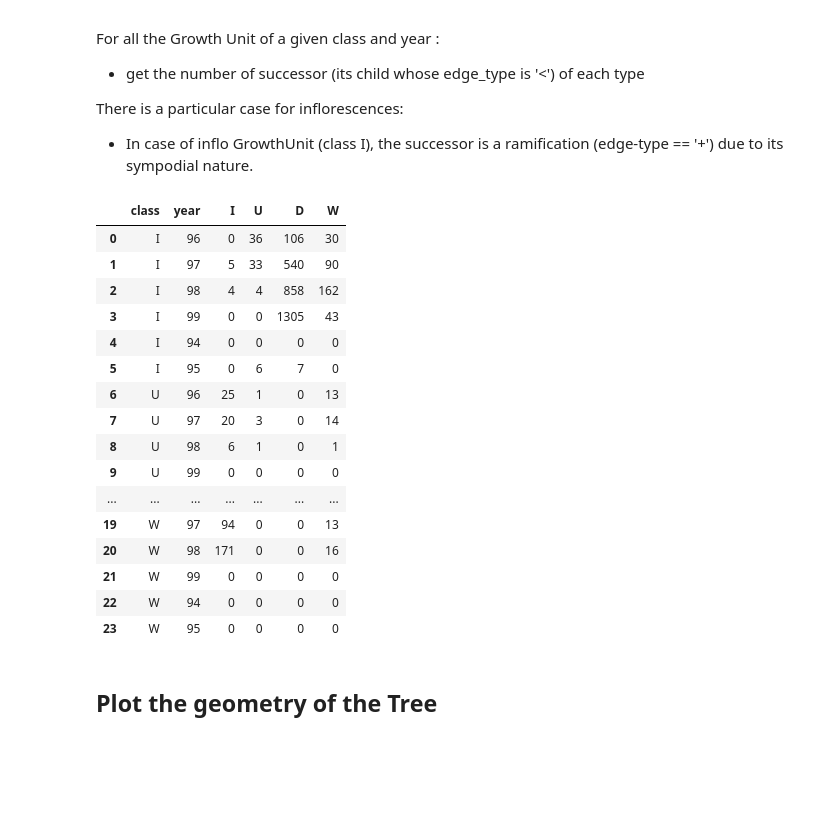
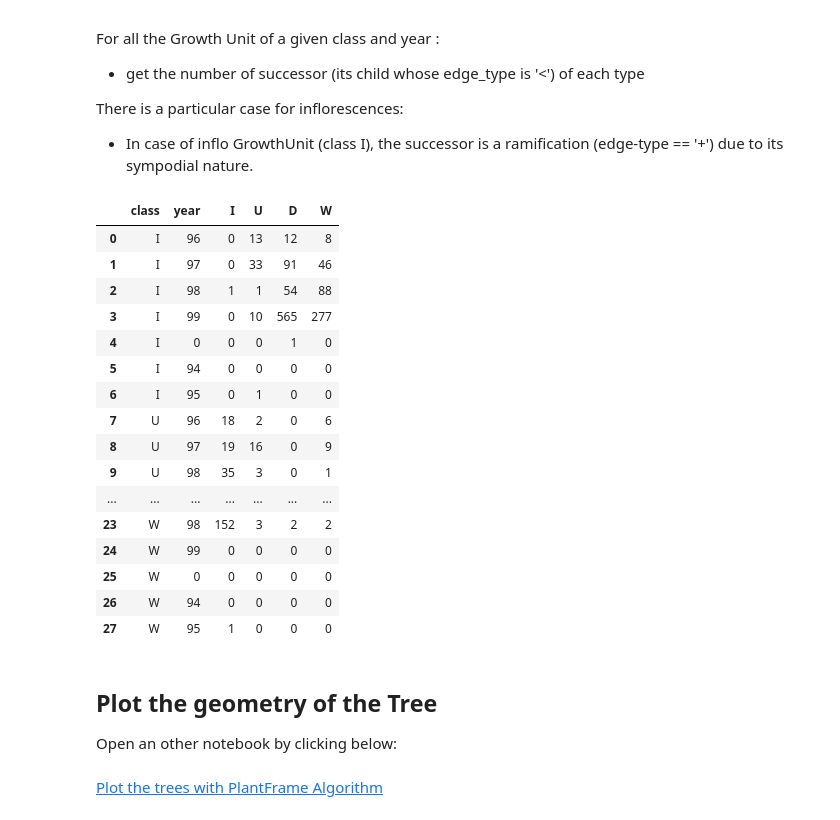
Before and after one commit to openalea-training/agreenium_training_2018, a Jupyter notebook: MTG_Analysis.ipynb, the cells around one changed output. Drawn from its saved outputs; the diff is of its cells as text; code cells hidden in the pictures; blank space fills up the shorter version.

```diff
--- a/MTG_Analysis.ipynb
+++ b/MTG_Analysis.ipynb
@@ -43,0 +37,11 @@ MTG : nb_vertices=22299, nb_scales=5
+# %%
+%matplotlib inline
+import pandas as pd
+
+from openalea.mtg import *
+gb = MTG(breaburn)
+g1 = MTG(fuji1)
+g2 = MTG(fuji2)
+
+g = gb
+print g
@@ -85,11 +91,11 @@ Fruit are not a modularity but we can encore specific attributes
 # %%
 # Select all the vertices of each classes
 
-classes = list(set(g.Class(vid) for vid in g.vertices() if g.Class(vid)))
+classes = list(set(g.class_name(vid) for vid in g.vertices() if g.class_name(vid)))
 print classes
 
 def vertices(g, class_name='P'):
-    return [vid for vid in g.vertices() if g.Class(vid)==class_name]
+    return [vid for vid in g.vertices() if g.class_name(vid)==class_name]
 
 vids_E = vertices(g, 'E')
 print 'Nb E', len(vids_E)
@@ -135,14 +141,12 @@ E1
 - the year is the encoded as the index: $label = class + index$
 year = g.index(v) or node.index()
 # %%
-%matplotlib inline
-import pandas as pd
 
 # Extract the years
 years = set(int(g.index(vid)) for vid in g.vertices(scale=3))
 print sorted(years)
 
-classes = set(g.Class(vid) for vid in g.vertices(scale=3))
+classes = set(g.class_name(vid) for vid in g.vertices(scale=3))
 print classes
 
 d = {}
@@ -153,7 +157,7 @@ for c in classes:
         d[c][y] = 0
 
 for vid in g.vertices(scale=3):
-    _class = g.Class(vid)
+    _class = g.class_name(vid)
     _year = int(g.index(vid))
     d[_class][_year] += 1
 
@@ -161,4 +165,5 @@ print d
 
 df = pd.DataFrame.from_dict(d)
 df.plot()
+df
 # %% [output]
@@ -204,7 +255,8 @@ df_gu.to_csv('result_metamer_num.csv', index=None)
 # %%
 # You can use the method Sons on MTG
 
-nb_ramifs = [(vid, g.Class(vid), len(g.Sons(vid, EdgeType='+'))) for vid in GUs]
+nb_ramifs = [(vid, g.class_name(vid), len(g.Sons(vid, EdgeType='+'))) for vid in GUs]
 df_ramif = pd.DataFrame(nb_ramifs, columns=['vid', 'class', 'number'])
 
 df_ramif.to_csv('result_branch_num.csv', index=None)
+df_ramif
@@ -265,50 +357,54 @@ def my_successors(vid):
     if g.class_name(vid) != 'I':
         cid = g.Successor(vid)
         if cid is not None:
             return [cid]
         else:
             return []
     else:
         return g.children(vid)
 
 for vid in GUs:
-    _class = g.Class(vid)
+    _class = g.class_name(vid)
     _year = int(g.index(vid))
     kids = my_successors(vid)
     for cid in kids:
-        s_class = g.Class(cid)
+        s_class = g.class_name(cid)
         d[_class][_year][s_class] += 1
 
 successors = []
 for klass in d:
     for _year in d[klass]:
         data = [klass, _year]
         for succ_klass in classes:
             data.append(d[klass][_year][succ_klass])
         successors.append(data)
 
 columns= ['class', 'year']+list(classes)
 
 df_successors = pd.DataFrame(successors, columns=columns)
 df_successors.to_csv('result_successors.csv', index=None)
 df_successors
 # %% [output]
 |  | class | year | I | U | D | W |
-| 0 | I | 96 | 0 | 36 | 106 | 30 |
-| 1 | I | 97 | 5 | 33 | 540 | 90 |
-| 2 | I | 98 | 4 | 4 | 858 | 162 |
-| 3 | I | 99 | 0 | 0 | 1305 | 43 |
-| 4 | I | 94 | 0 | 0 | 0 | 0 |
-| 5 | I | 95 | 0 | 6 | 7 | 0 |
-| 6 | U | 96 | 25 | 1 | 0 | 13 |
-| 7 | U | 97 | 20 | 3 | 0 | 14 |
-| 8 | U | 98 | 6 | 1 | 0 | 1 |
-| 9 | U | 99 | 0 | 0 | 0 | 0 |
+| 0 | I | 96 | 0 | 13 | 12 | 8 |
+| 1 | I | 97 | 0 | 33 | 91 | 46 |
+| 2 | I | 98 | 1 | 1 | 54 | 88 |
+| 3 | I | 99 | 0 | 10 | 565 | 277 |
+| 4 | I | 0 | 0 | 0 | 1 | 0 |
+| 5 | I | 94 | 0 | 0 | 0 | 0 |
+| 6 | I | 95 | 0 | 1 | 0 | 0 |
+| 7 | U | 96 | 18 | 2 | 0 | 6 |
+| 8 | U | 97 | 19 | 16 | 0 | 9 |
+| 9 | U | 98 | 35 | 3 | 0 | 1 |
 | ... | ... | ... | ... | ... | ... | ... |
-| 19 | W | 97 | 94 | 0 | 0 | 13 |
-| 20 | W | 98 | 171 | 0 | 0 | 16 |
-| 21 | W | 99 | 0 | 0 | 0 | 0 |
-| 22 | W | 94 | 0 | 0 | 0 | 0 |
-| 23 | W | 95 | 0 | 0 | 0 | 0 |
+| 23 | W | 98 | 152 | 3 | 2 | 2 |
+| 24 | W | 99 | 0 | 0 | 0 | 0 |
+| 25 | W | 0 | 0 | 0 | 0 | 0 |
+| 26 | W | 94 | 0 | 0 | 0 | 0 |
+| 27 | W | 95 | 1 | 0 | 0 | 0 |
 # %% [markdown]
 ## Plot the geometry of the Tree
+
+Open an other notebook by clicking below:
+# %% [markdown]
+[Plot the trees with PlantFrame Algorithm](3D_plot.ipynb)
```
Also changed, not shown: parts of 12 cells of this notebook, 1 other file.
